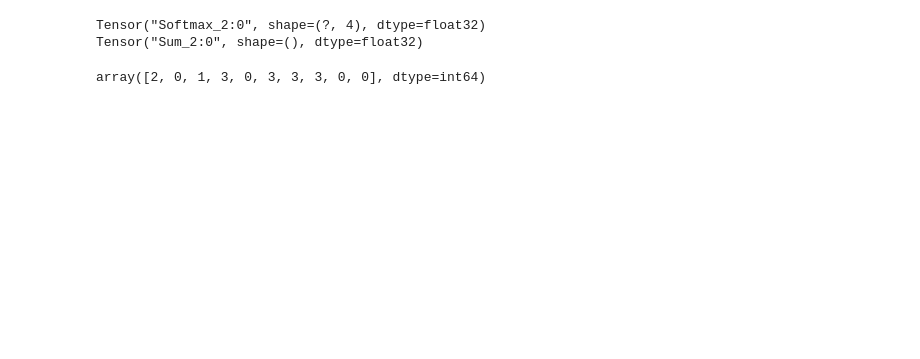
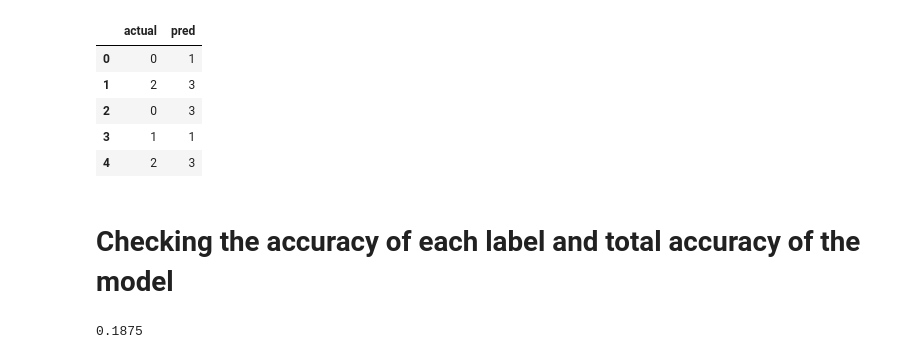
Before and after one commit to justinseby/FakeNewsDetection, a Jupyter notebook: Codes/task_1.ipynb, the cells around one changed output. Drawn from its saved outputs; the diff is of its cells as text; code cells hidden in the pictures; blank space fills up the shorter version.

```diff
--- a/Codes/task_1.ipynb
+++ b/Codes/task_1.ipynb
@@ -292,11 +293,11 @@ def save_predictions(pred, file):
 # Fixed Variables for the code
 
 # file names pointing to covid and economic dataset
-file_train_instances = "data_train_stances.csv"
-file_train_bodies = "data_train_bodies.csv"
-file_test_instances = "data_test_stances_unlabeled.csv"
-file_test_bodies = "data_test_bodies.csv"
-file_predictions = 'data_predictions_test.csv'
+file_train_instances = "corona_train_stances.csv"
+file_train_bodies = "corona_train_bodies.csv"
+file_test_instances = "corona_test_stances_unlabeled.csv"
+file_test_bodies = "corona_test_bodies.csv"
+file_predictions = 'fnc_economic_data_predictions_test.csv'
 
 # file names pointing to fake news competition dataset
 #file_train_instances = "train_stances.csv"
@@ -354,3 +343,10 @@ TfidfVectorizer(max_features=5000,
+# %%
+X_test = np.array(test_set)
+# %%
+from sklearn.model_selection import train_test_split
+train_set = np.array(train_set)
+train_stances = np.array(train_stances)
+X_train,X_valid,y_train,y_valid = train_test_split(train_set,train_stances,test_size=0.2)
 # %%
 #Define model
 # Create placeholders
@@ -376,12 +372,6 @@ loss = tf.reduce_sum(tf.nn.sparse_softmax_cross_entropy_with_logits(labels=stanc
 # Define prediction
 softmaxed_logits = tf.nn.softmax(logits)
 predict = tf.argmax(softmaxed_logits, 1)
-# %%
-print(softmaxed_logits)
-print(loss)
-# %% [output]
-Tensor("Softmax_2:0", shape=(?, 4), dtype=float32)
-Tensor("Sum_2:0", shape=(), dtype=float32)
 # %%
 # Define optimiser
 opt_func = tf.train.AdamOptimizer(learn_rate)
@@ -399,8 +389,8 @@ with tf.Session() as sess:
 
         for i in range(n_train // batch_size_train):
             batch_indices = indices[i * batch_size_train: (i + 1) * batch_size_train]
-            batch_features = [train_set[i] for i in batch_indices]
-            batch_stances = [train_stances[i] for i in batch_indices]
+            batch_features = [X_train[i] for i in batch_indices]
+            batch_stances = [y_train[i] for i in batch_indices]
 
             batch_feed_dict = {features_pl: batch_features, stances_pl: batch_stances, keep_prob_pl: train_keep_prob}
             _, current_loss = sess.run([opt_op, loss], feed_dict=batch_feed_dict)
@@ -408,9 +398,24 @@ with tf.Session() as sess:
 
 
     # Predict
-    test_feed_dict = {features_pl: test_set, keep_prob_pl: 1.0}
+    valid_feed_dict = {features_pl: X_valid, keep_prob_pl: 0.9}
+    test_valid = sess.run(predict, feed_dict=valid_feed_dict)
+    test_feed_dict = {features_pl: X_test, keep_prob_pl: 1.0}
     test_pred = sess.run(predict, feed_dict=test_feed_dict)
-# %%
-test_pred
-# %% [output]
-array([2, 0, 1, 3, 0, 3, 3, 3, 0, 0], dtype=int64)
+# %%
+df = pd.DataFrame()
+df['actual'] = y_valid
+df['pred'] = test_valid
+# %% [output]
+|  | actual | pred |
+| 0 | 0 | 1 |
+| 1 | 2 | 3 |
+| 2 | 0 | 3 |
+| 3 | 1 | 1 |
+| 4 | 2 | 3 |
+# %% [markdown]
+# Checking the accuracy of each label and total accuracy of the model
+# %%
+accuracy_score(df['actual'],df['pred'])
+# %% [output]
+0.1875
```
Also changed, not shown: parts of 10 cells of this notebook, 1 other file.
